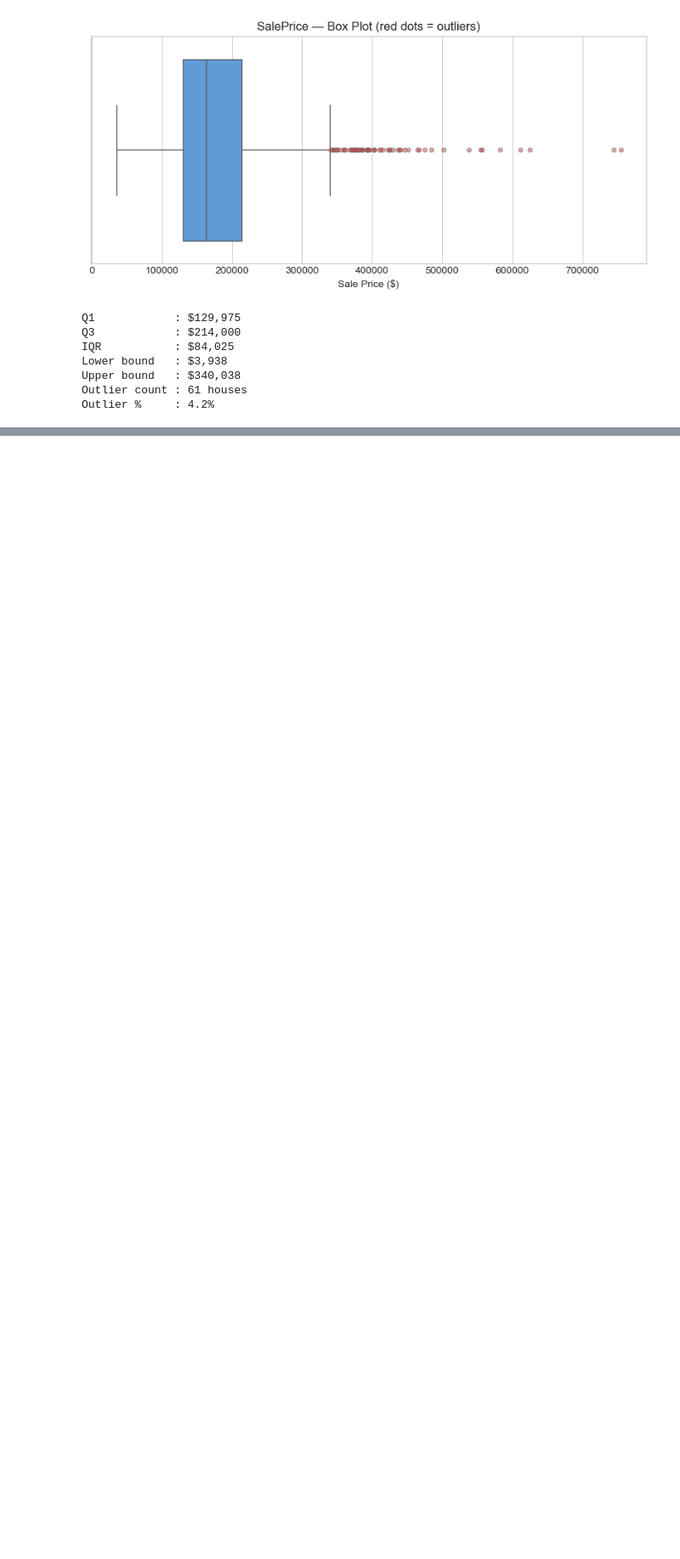
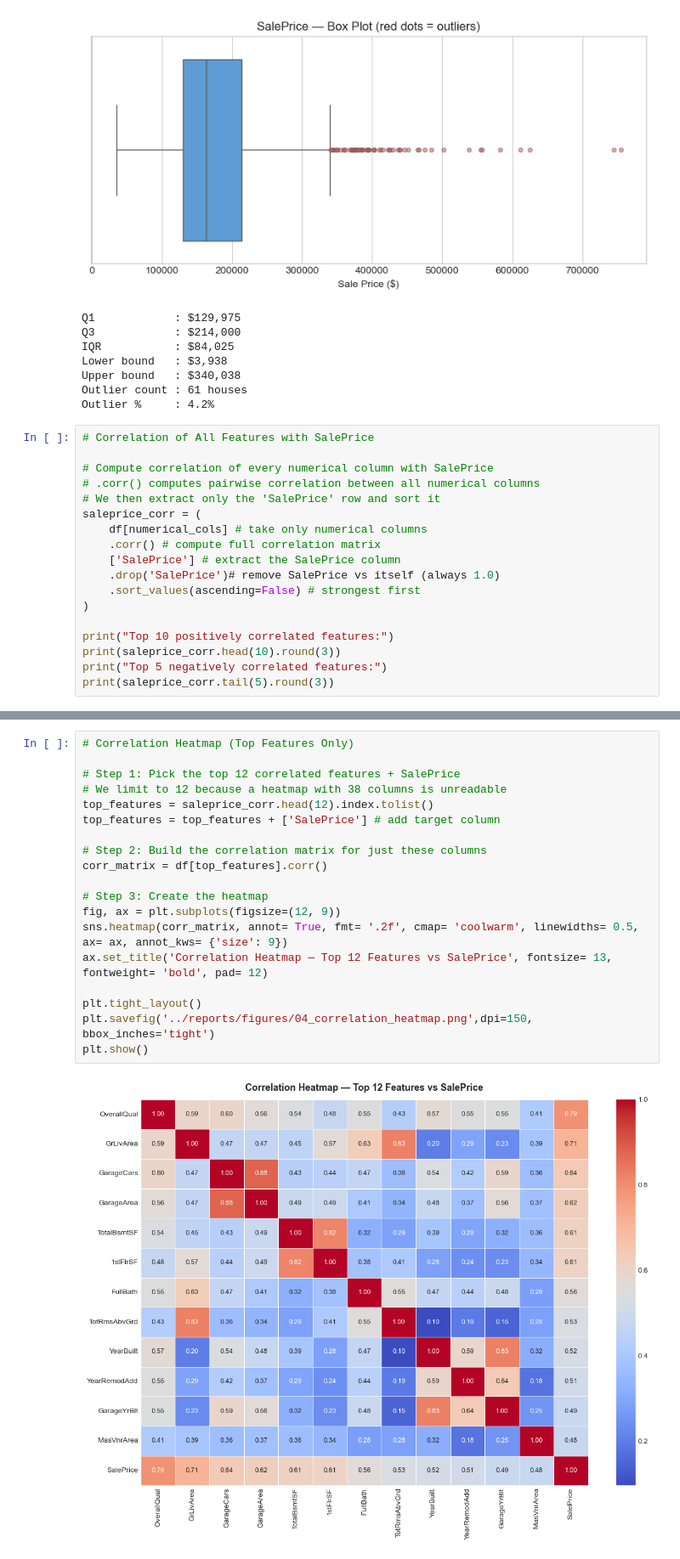
Before and after one commit to proshanta-pal/Core-Machine-Learning-, a Jupyter notebook: EDA/notebooks/01_eda.ipynb, the cells around one changed output, grey strips where cells are left out. Shown at 85% size. Cells and saved outputs as stored; diff of their text form; blank space fills up the shorter version.

Commit message:
Correlations and Multicollinearity

```diff
--- a/EDA/notebooks/01_eda.ipynb
+++ b/EDA/notebooks/01_eda.ipynb
@@ -318,3 +318,21 @@ Lower bound   : $3,938
 Upper bound   : $340,038
 Outlier count : 61 houses
 Outlier %     : 4.2%
+# %%
+# Correlation of All Features with SalePrice
+
+# Compute correlation of every numerical column with SalePrice
+# .corr() computes pairwise correlation between all numerical columns
+# We then extract only the 'SalePrice' row and sort it
+saleprice_corr = (
+    df[numerical_cols] # take only numerical columns
+    .corr() # compute full correlation matrix
+    ['SalePrice'] # extract the SalePrice column
+    .drop('SalePrice')# remove SalePrice vs itself (always 1.0)
+    .sort_values(ascending=False) # strongest first
+)
+
+print("Top 10 positively correlated features:")
+print(saleprice_corr.head(10).round(3))
+print("Top 5 negatively correlated features:")
+print(saleprice_corr.tail(5).round(3))
@@ -320,0 +359,21 @@ Outlier %     : 4.2%
+# %%
+# Correlation Heatmap (Top Features Only)
+
+# Step 1: Pick the top 12 correlated features + SalePrice
+# We limit to 12 because a heatmap with 38 columns is unreadable
+top_features = saleprice_corr.head(12).index.tolist()
+top_features = top_features + ['SalePrice'] # add target column
+
+# Step 2: Build the correlation matrix for just these columns
+corr_matrix = df[top_features].corr()
+
+# Step 3: Create the heatmap
+fig, ax = plt.subplots(figsize=(12, 9))
+sns.heatmap(corr_matrix, annot= True, fmt= '.2f', cmap= 'coolwarm', linewidths= 0.5, ax= ax, annot_kws= {'size': 9})
+ax.set_title('Correlation Heatmap — Top 12 Features vs SalePrice', fontsize= 13, fontweight= 'bold', pad= 12)
+
+plt.tight_layout()
+plt.savefig('../reports/figures/04_correlation_heatmap.png',dpi=150, bbox_inches='tight')
+plt.show()
+# %% [output]
+[figure, added]
```
Also changed, not shown: parts of 2 cells of this notebook, 2 other files.
